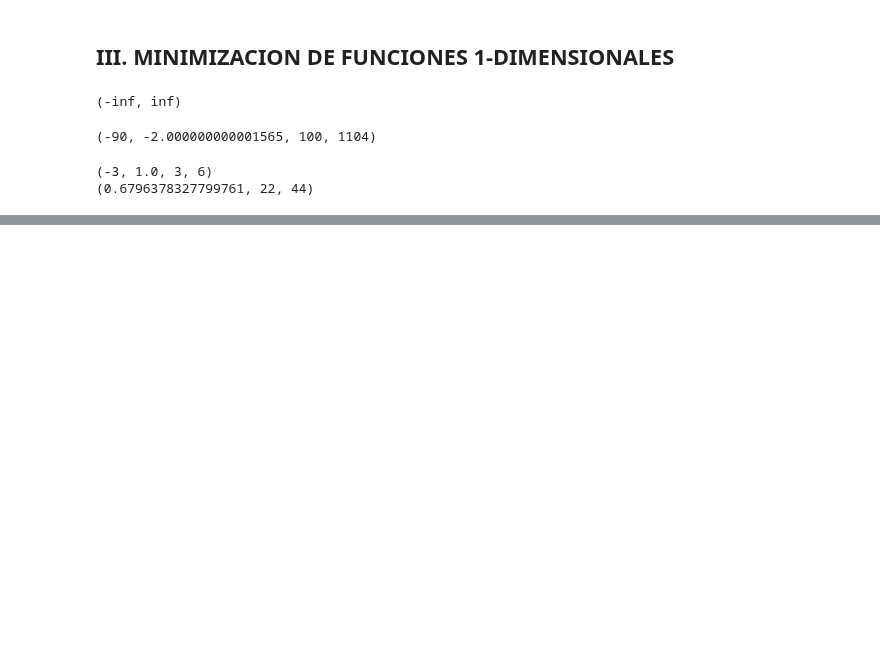
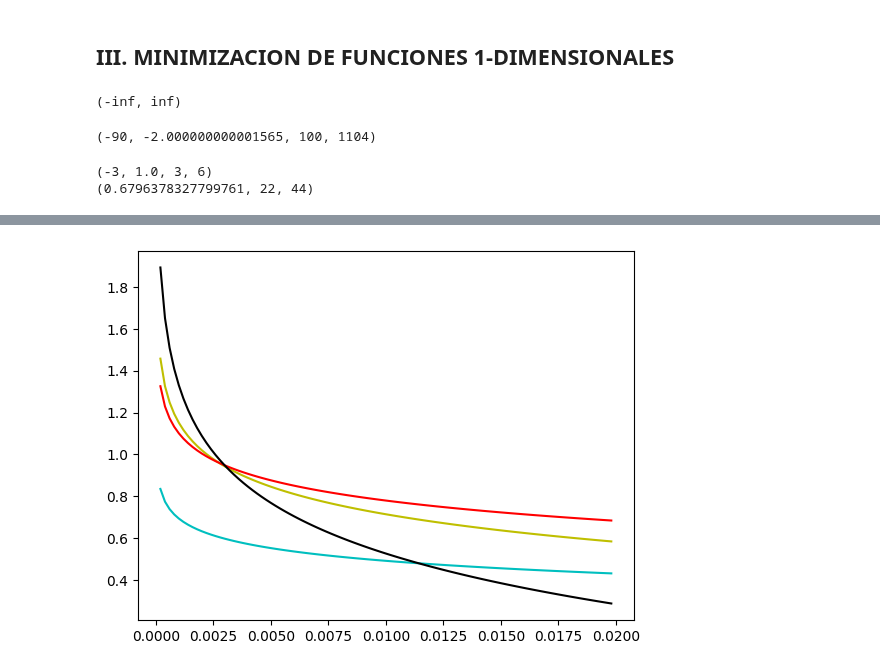
Before and after one commit to daviloncio/repositorio2, a Jupyter notebook: optimizacion_p1.ipynb, the cells around one changed output, grey strips where cells are left out. Cells and saved outputs as stored; diff of their text form; code cells hidden in the pictures; blank space fills up the shorter version.

```diff
--- a/optimizacion_p1.ipynb
+++ b/optimizacion_p1.ipynb
@@ -412,0 +407,6 @@ x, tofit(x, pars[0], pars[1]), 'r-')
+# %%
+
+for grafica in guardar_tiempos_ejecucion:
+    plt.plot(grafica[0],grafica[1],grafica[2])
+# %% [output]
+[figure, added]
```
Also changed, not shown: parts of 7 cells of this notebook.
